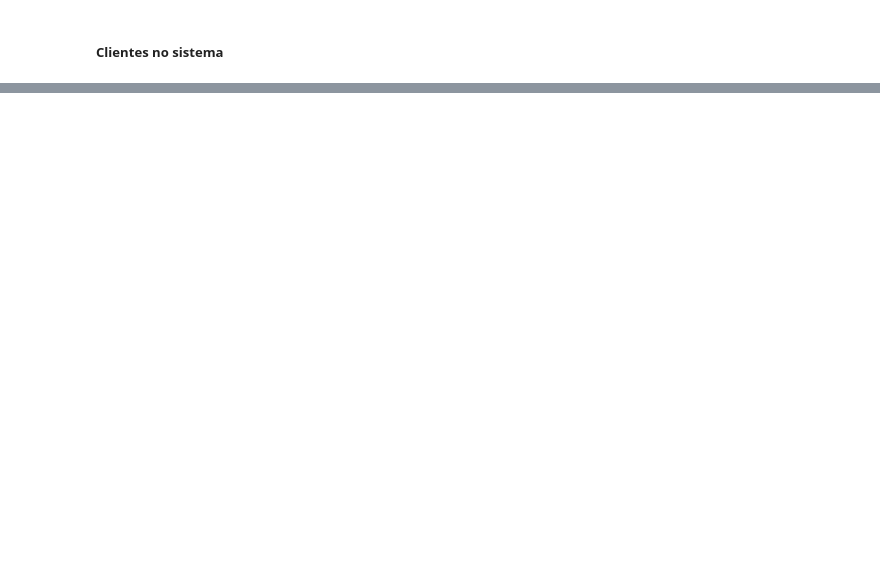
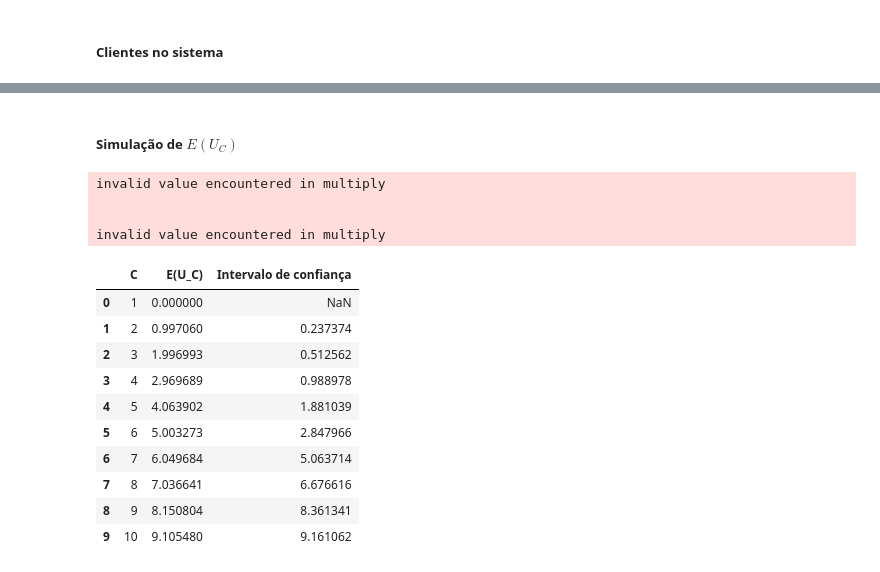
Before and after one commit to danielShz/simulador-filas, a Jupyter notebook: Simulador_Fila.ipynb, the cells around one changed output, grey strips where cells are left out. Cells and saved outputs as stored; diff of their text form; code cells hidden in the pictures; blank space fills up the shorter version.

Commit message:
Add files via upload
Adicionamos algumas simulações e informações sobre o período ocupado (busy period)

```diff
--- a/Simulador_Fila.ipynb
+++ b/Simulador_Fila.ipynb
@@ -200,9 +222,10 @@ print(calcular_media_clientes(lista))
 # %% [markdown]
 ### Diversas Simulações
 # %%
-def n_simulacoes(n, taxa_chegada, taxa_servico, servico_limite, simulador):
+def n_simulacoes(n, taxa_chegada, taxa_servico, servico_limite, simulador, C = 1, U = 0):
   tempos_medios = []
   medias_clientes = []
+  medias_periodo_ocupado = []
 
   for i in range(n):
     lista_eventos = simulador(taxa_chegada, taxa_servico, servico_limite)
@@ -210,7 +233,12 @@ def n_simulacoes(n, taxa_chegada, taxa_servico, servico_limite, simulador):
     tempos_medios.append(calcular_tempo_medio(lista_eventos))
     medias_clientes.append(calcular_media_clientes(lista_eventos))
 
-  return tempos_medios, medias_clientes
+    periodo_ocupado = calcular_periodo_ocupado(lista_eventos, C, U)
+
+    if periodo_ocupado != False:
+      medias_periodo_ocupado.append(np.mean(periodo_ocupado))
+
+  return tempos_medios, medias_clientes, medias_periodo_ocupado
 # %% [markdown]
 ### Intervalo de Confiança
 # %%
@@ -463,0 +563,13 @@ Média: 0.7519289873462085
+# %%
+C_lista = list(range(2, 11))
+periodo_ocupado_C = []
+E_BC = []
+intervalo_confianca_C = []
+periodo_ocupado = []
+
+for C in C_lista:
+  periodo_ocupado = n_simulacoes(10000, 1, 2, 300, simulador2, C)[2]
+
+  periodo_ocupado_C.append(periodo_ocupado)
+  E_BC.append(np.mean(periodo_ocupado))
+  intervalo_confianca_C.append(intervalo_confianca(periodo_ocupado))
@@ -463,0 +630,41 @@ Média: 0.7519289873462085
+# %% [markdown]
+##### Simulação de $E(U_C)$
+# %%
+C_lista = list(range(1, 11))
+periodo_ocupado_C = []
+E_UC = []
+intervalo_confianca_C = []
+
+for C in C_lista:
+  periodo_ocupado = n_simulacoes(300, 1, 2, 1000, simulador2, C, 1)[2]
+
+  periodo_ocupado_C.append(periodo_ocupado)
+  E_UC.append(np.mean(periodo_ocupado))
+  intervalo_confianca_C.append(intervalo_confianca(periodo_ocupado))
+# %% [output]
+invalid value encountered in multiply
+
+
+invalid value encountered in multiply
+# %%
+dict_E_UC = {
+    'C': C_lista,
+    'E(U_C)': E_UC,
+    'Intervalo de confiança': [abs(E_UC[i] - intervalo_confianca_C[i][0]) for i in range(len(intervalo_confianca_C))],
+}
+
+df = pd.DataFrame(dict_E_UC)
+
+df
+# %% [output]
+|  | C | E(U_C) | Intervalo de confiança |
+| 0 | 1 | 0.000000 | NaN |
+| 1 | 2 | 0.997060 | 0.237374 |
+| 2 | 3 | 1.996993 | 0.512562 |
+| 3 | 4 | 2.969689 | 0.988978 |
+| 4 | 5 | 4.063902 | 1.881039 |
+| 5 | 6 | 5.003273 | 2.847966 |
+| 6 | 7 | 6.049684 | 5.063714 |
+| 7 | 8 | 7.036641 | 6.676616 |
+| 8 | 9 | 8.150804 | 8.361341 |
+| 9 | 10 | 9.105480 | 9.161062 |
```
Also changed, not shown: parts of 52 cells of this notebook.
